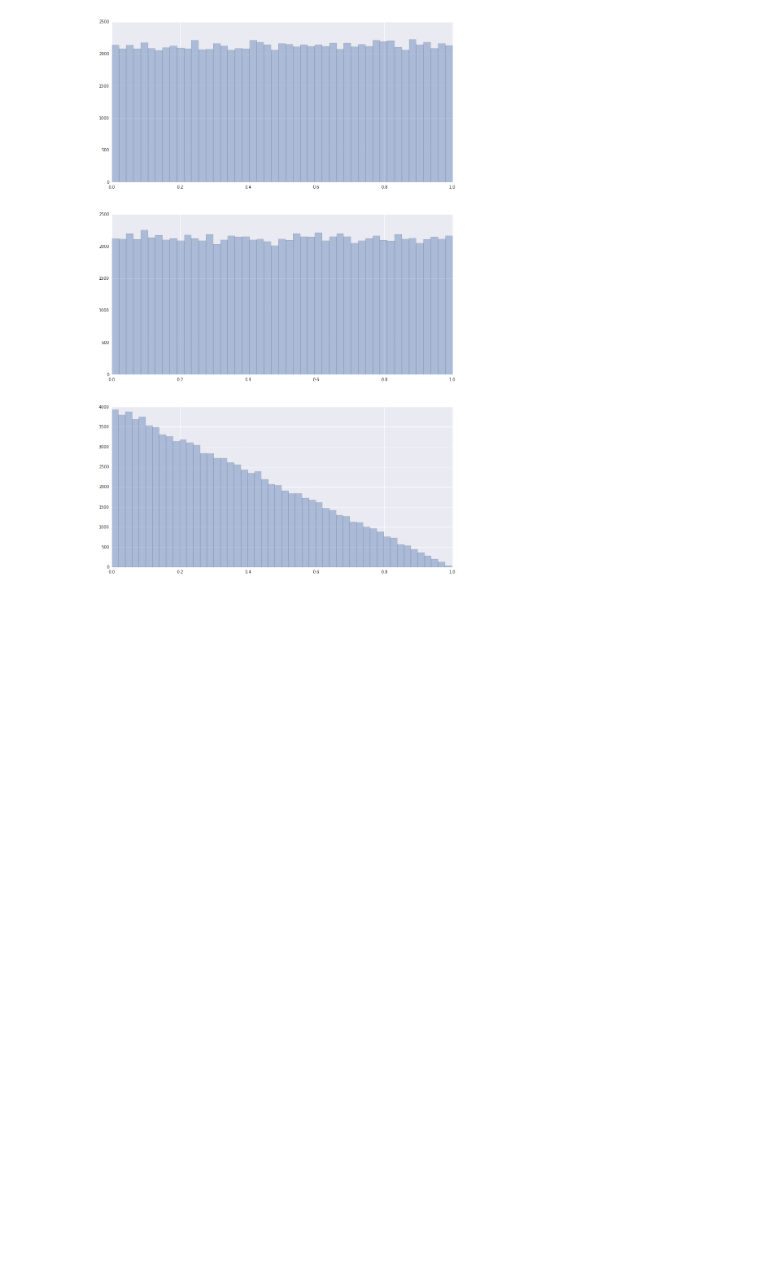
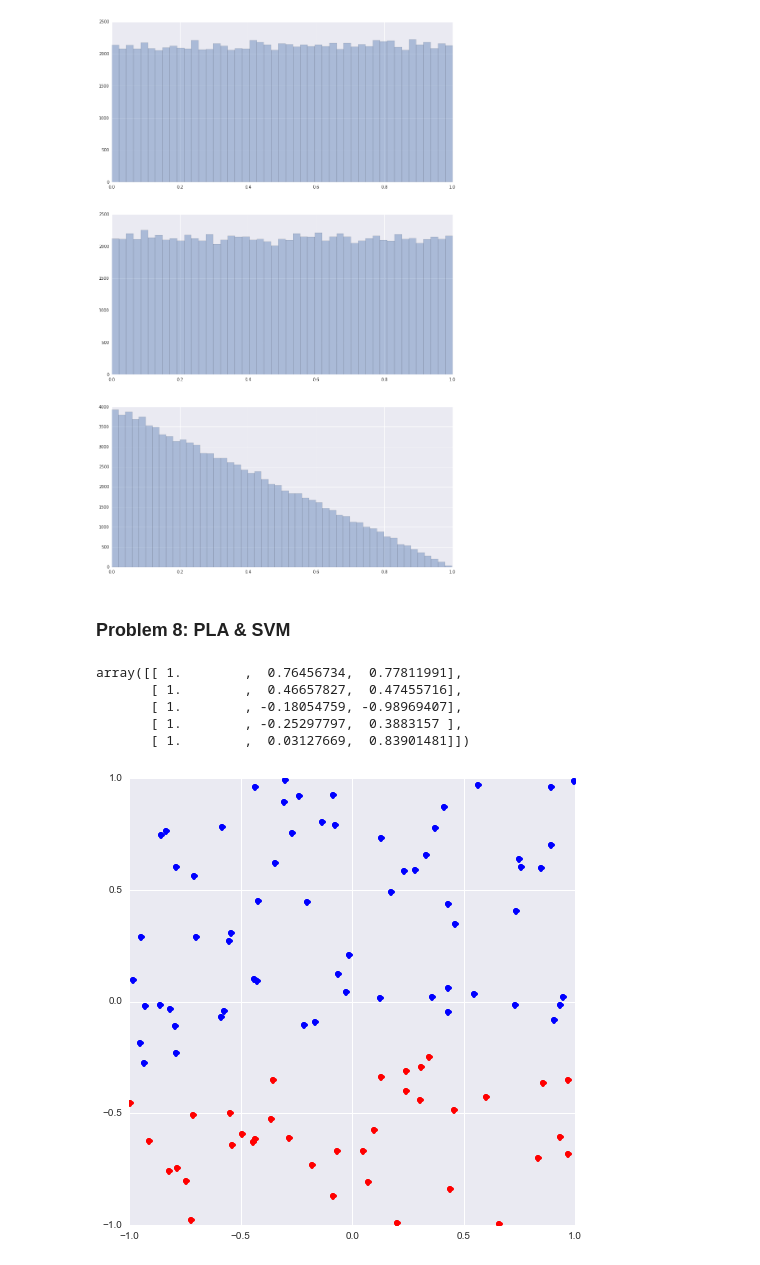
Before and after one commit to konniamchan/learning-from-data, a Jupyter notebook: learning-week-07.ipynb, the cells around one changed output. Cells and saved outputs as stored; diff of their text form; code cells hidden in the pictures; blank space fills up the shorter version.

```diff
--- a/learning-week-07.ipynb
+++ b/learning-week-07.ipynb
@@ -108,3 +109,48 @@ validation_bias()
 # %% [output]
 (0.50210042420517842, 0.49932306134428783, 0.33392841354727337)
 [figure]
+# %% [markdown]
+### Problem 8: PLA & SVM
+# %%
+def generate_points(N):
+    """Generate random points on the interval [-1,1] x [-1,1]."""
+    xs = np.random.uniform(-1,1,N)
+    ys = np.random.uniform(-1,1,N)
+    # Generate vector of ones in the 0th column
+    return np.column_stack((np.ones(N), xs, ys))
+
+generate_points(5)
+# %% [output]
+array([[ 1.        ,  0.76456734,  0.77811991],
+       [ 1.        ,  0.46657827,  0.47455716],
+       [ 1.        , -0.18054759, -0.98969407],
+       [ 1.        , -0.25297797,  0.3883157 ],
+       [ 1.        ,  0.03127669,  0.83901481]])
+# %%
+def assignment(points):
+    """Create target function f and assign labels to points."""
+    # Generate f until all points have different labels
+    while True:
+        # Randomly select 2 2-D points and 1 direction
+        (x1, y1, x2, y2, direction) = np.random.uniform(-1,1,5)
+        # Calculate weight vector and assign labels
+        m = (y2 - y1) / (x2 - x1)
+        b = y1 - m*x1
+        w = [b, m * np.sign(direction), -1*np.sign(direction)]
+        labels = np.sign(np.dot(points, w))
+        # Re-do points if all labels are equal
+        if abs(sum(labels)) != len(points): break
+    return (w, labels)
+# %%
+def show_labels(points, labels):
+    # Plot of points with labels
+    plt.figure(figsize = (8,8))
+    plt.plot(points[labels == 1][:,1], points[labels == 1][:,2], 'bo')
+    plt.plot(points[labels == -1][:,1], points[labels == -1][:,2], 'ro')
+
+# Pick random points and produce plot
+random_points = generate_points(100)
+_ , random_labels = assignment(random_points)
+show_labels(random_points, random_labels)
+# %% [output]
+[figure, added]
```
Also changed, not shown: parts of 8 cells of this notebook.
